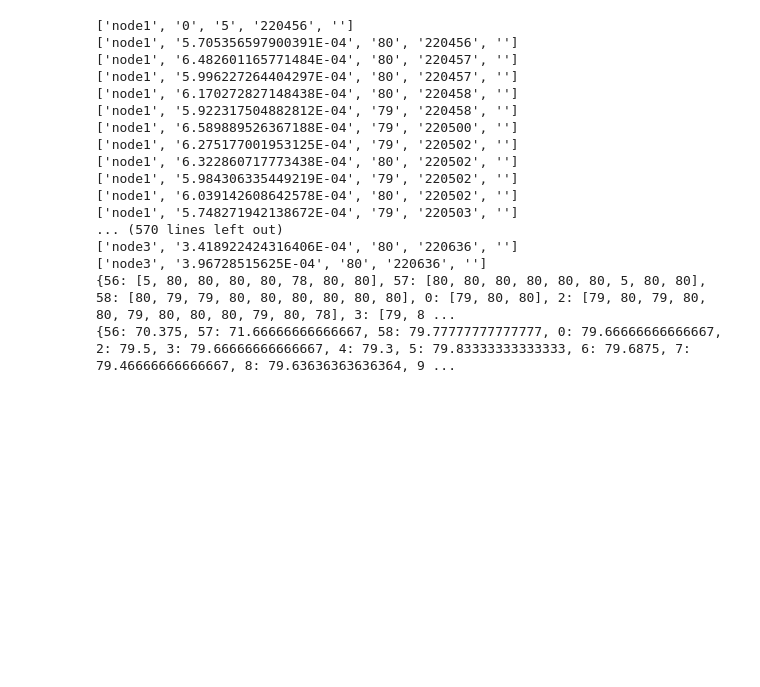
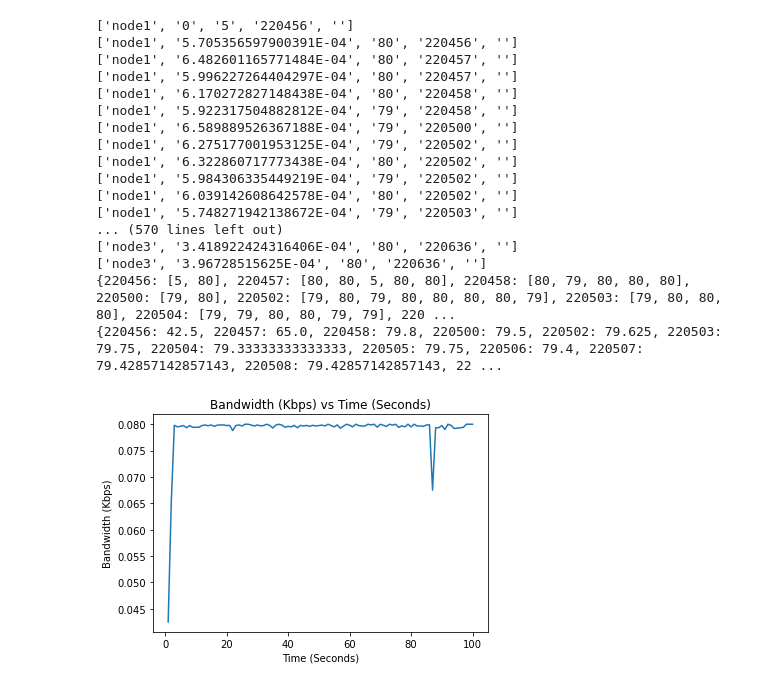
Before and after one commit to farazmsiddiqi/distributed-logger, a Jupyter notebook: visualizer.ipynb, the cells around one changed output. Cells and saved outputs as stored; diff of their text form; code cells hidden in the pictures; blank space fills up the shorter version.

Commit message:
add bandwidth display fn

```diff
--- a/visualizer.ipynb
+++ b/visualizer.ipynb
@@ -8,6 +9,7 @@ reader = csv.reader(f, delimiter=',')
 delays = []
 bandwidths = []
 seconds = []
+full_time = []
 
 bandwidth_per_second = {}
 
@@ -19,11 +21,13 @@ for row in reader:
   delays.append(float(row[1]))
   bandwidths.append(int(row[2]))
   seconds.append(int(row[3][4:]))
+  full_time.append(int(row[3]))
   print(row)
 
-  # get every bandwidth for
-  bandwidth_per_second.setdefault(seconds[-1], []).append(bandwidths[-1])
+  # get every bandwidth for every unique second out of 100 seconds
+  bandwidth_per_second.setdefault(full_time[-1], []).append(bandwidths[-1])
 
+# avg bandwidth per second, for the 100 unique seconds
 avg_bandwidth_per_second = {x:sum(y)/len(y) for x,y in bandwidth_per_second.items()}
 
 
@@ -52,5 +56,19 @@ print(avg_bandwidth_per_second)
 ... (570 lines left out)
 ['node3', '3.418922424316406E-04', '80', '220636', '']
 ['node3', '3.96728515625E-04', '80', '220636', '']
-{56: [5, 80, 80, 80, 80, 78, 80, 80], 57: [80, 80, 80, 80, 80, 80, 5, 80, 80], 58: [80, 79, 79, 80, 80, 80, 80, 80, 80], 0: [79, 80, 80], 2: [79, 80, 79, 80, 80, 79, 80, 80, 80, 79, 80, 78], 3: [79, 8 ...
-{56: 70.375, 57: 71.66666666666667, 58: 79.77777777777777, 0: 79.66666666666667, 2: 79.5, 3: 79.66666666666667, 4: 79.3, 5: 79.83333333333333, 6: 79.6875, 7: 79.46666666666667, 8: 79.63636363636364, 9 ...
+{220456: [5, 80], 220457: [80, 80, 5, 80, 80], 220458: [80, 79, 80, 80, 80], 220500: [79, 80], 220502: [79, 80, 79, 80, 80, 80, 80, 79], 220503: [79, 80, 80, 80], 220504: [79, 79, 80, 80, 79, 79], 220 ...
+{220456: 42.5, 220457: 65.0, 220458: 79.8, 220500: 79.5, 220502: 79.625, 220503: 79.75, 220504: 79.33333333333333, 220505: 79.75, 220506: 79.4, 220507: 79.42857142857143, 220508: 79.42857142857143, 22 ...
+# %%
+# visualize bandwidth data for 3 node context
+def plot_bandwidth(x_axis, y_axis):
+  plt.plot(x_axis, y_axis)
+  plt.title('Bandwidth (Kbps) vs Time (Seconds)')
+  plt.xlabel('Time (Seconds)')
+  plt.ylabel('Bandwidth (Kbps)')
+  plt.show()
+
+
+avg_kb_per_second = [x / 1000 for x in list(avg_bandwidth_per_second.values())]
+plot_bandwidth(list(range(1,101)), avg_kb_per_second)
+# %% [output]
+[figure, added]
```
Also changed, not shown: parts of 2 cells of this notebook.
